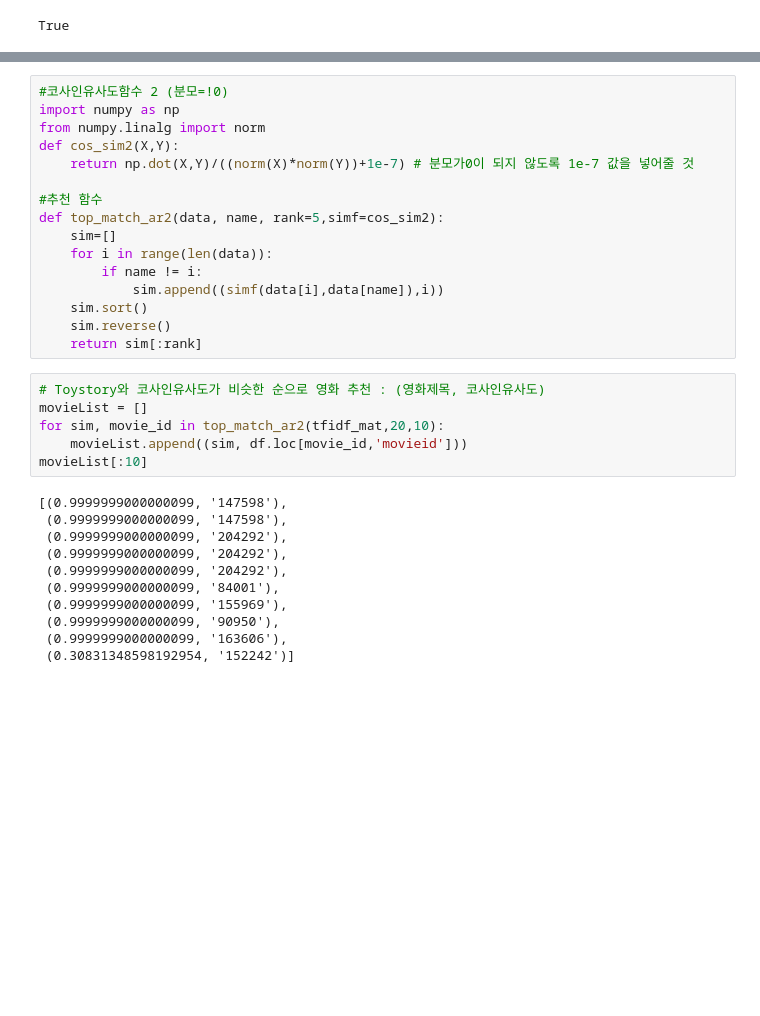
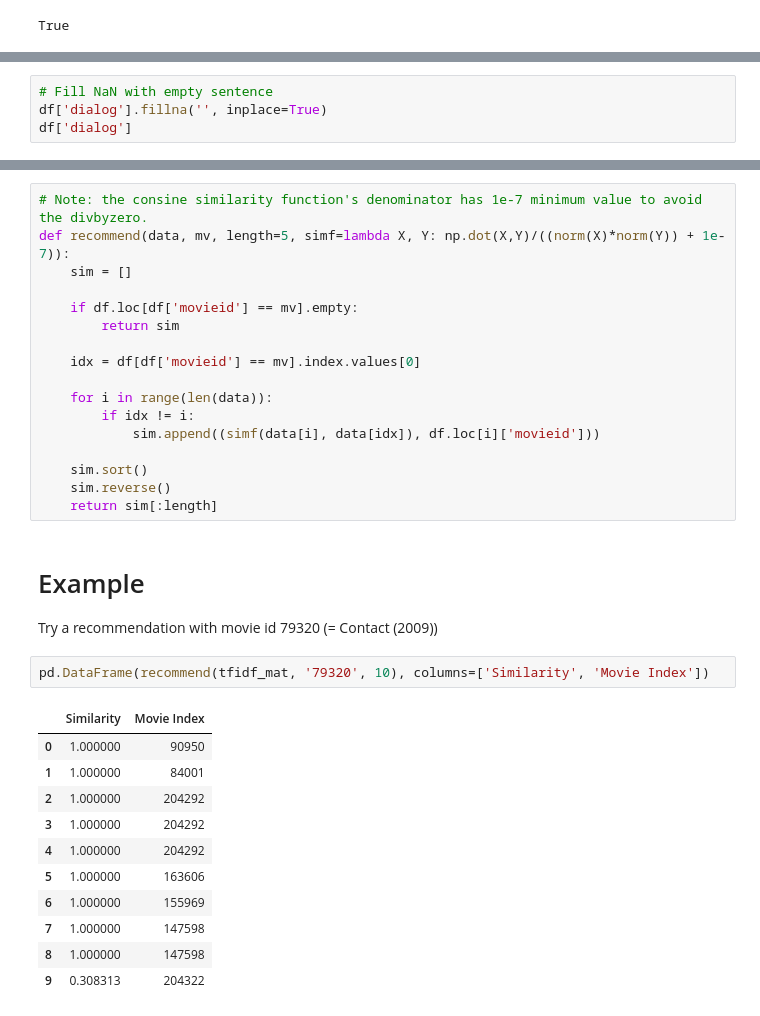
Before and after one commit to Kim-Dong-Jun99/ReDial_RecommendationSystem, a Jupyter notebook: code/Word2Vec.ipynb, the cells around one changed output, grey strips where cells are left out. Saved outputs shown, nothing was run; the diff lists cells and outputs as text; blank space fills up the shorter version.

```diff
--- a/code/Word2Vec.ipynb
+++ b/code/Word2Vec.ipynb
@@ -355,0 +332,4 @@ for i in range(len(tfidf_mat)):
+# %%
+# Fill NaN with empty sentence
+df['dialog'].fillna('', inplace=True)
+df['dialog']
@@ -356,33 +378,34 @@ for i in range(len(tfidf_mat)):
 # %%
-#코사인유사도함수 2 (분모=!0)
-import numpy as np
-from numpy.linalg import norm
-def cos_sim2(X,Y):
-    return np.dot(X,Y)/((norm(X)*norm(Y))+1e-7) # 분모가0이 되지 않도록 1e-7 값을 넣어줄 것
+# Note: the consine similarity function's denominator has 1e-7 minimum value to avoid the divbyzero.
+def recommend(data, mv, length=5, simf=lambda X, Y: np.dot(X,Y)/((norm(X)*norm(Y)) + 1e-7)):
+    sim = []
 
-#추천 함수
-def top_match_ar2(data, name, rank=5,simf=cos_sim2):
-    sim=[]
+    if df.loc[df['movieid'] == mv].empty:
+        return sim
+
+    idx = df[df['movieid'] == mv].index.values[0]
+
     for i in range(len(data)):
-        if name != i:
-            sim.append((simf(data[i],data[name]),i))
+        if idx != i:
+            sim.append((simf(data[i], data[idx]), df.loc[i]['movieid']))
+
     sim.sort()
     sim.reverse()
-    return sim[:rank]
+    return sim[:length]
-# %%
-# Toystory와 코사인유사도가 비슷한 순으로 영화 추천 : (영화제목, 코사인유사도)
-movieList = []
-for sim, movie_id in top_match_ar2(tfidf_mat,20,10):
-    movieList.append((sim, df.loc[movie_id,'movieid']))
-movieList[:10]
-# %% [output]
-[(0.9999999000000099, '147598'),
- (0.9999999000000099, '147598'),
- (0.9999999000000099, '204292'),
- (0.9999999000000099, '204292'),
- (0.9999999000000099, '204292'),
- (0.9999999000000099, '84001'),
- (0.9999999000000099, '155969'),
- (0.9999999000000099, '90950'),
- (0.9999999000000099, '163606'),
- (0.30831348598192954, '152242')]
+# %% [markdown]
+# Example
+Try a recommendation with movie id 79320 (= Contact  (2009))
+# %%
+pd.DataFrame(recommend(tfidf_mat, '79320', 10), columns=['Similarity', 'Movie Index'])
+# %% [output]
+|  | Similarity | Movie Index |
+| 0 | 1.000000 | 90950 |
+| 1 | 1.000000 | 84001 |
+| 2 | 1.000000 | 204292 |
+| 3 | 1.000000 | 204292 |
+| 4 | 1.000000 | 204292 |
+| 5 | 1.000000 | 163606 |
+| 6 | 1.000000 | 155969 |
+| 7 | 1.000000 | 147598 |
+| 8 | 1.000000 | 147598 |
+| 9 | 0.308313 | 204322 |
```
Also changed, not shown: parts of 29 cells of this notebook.
